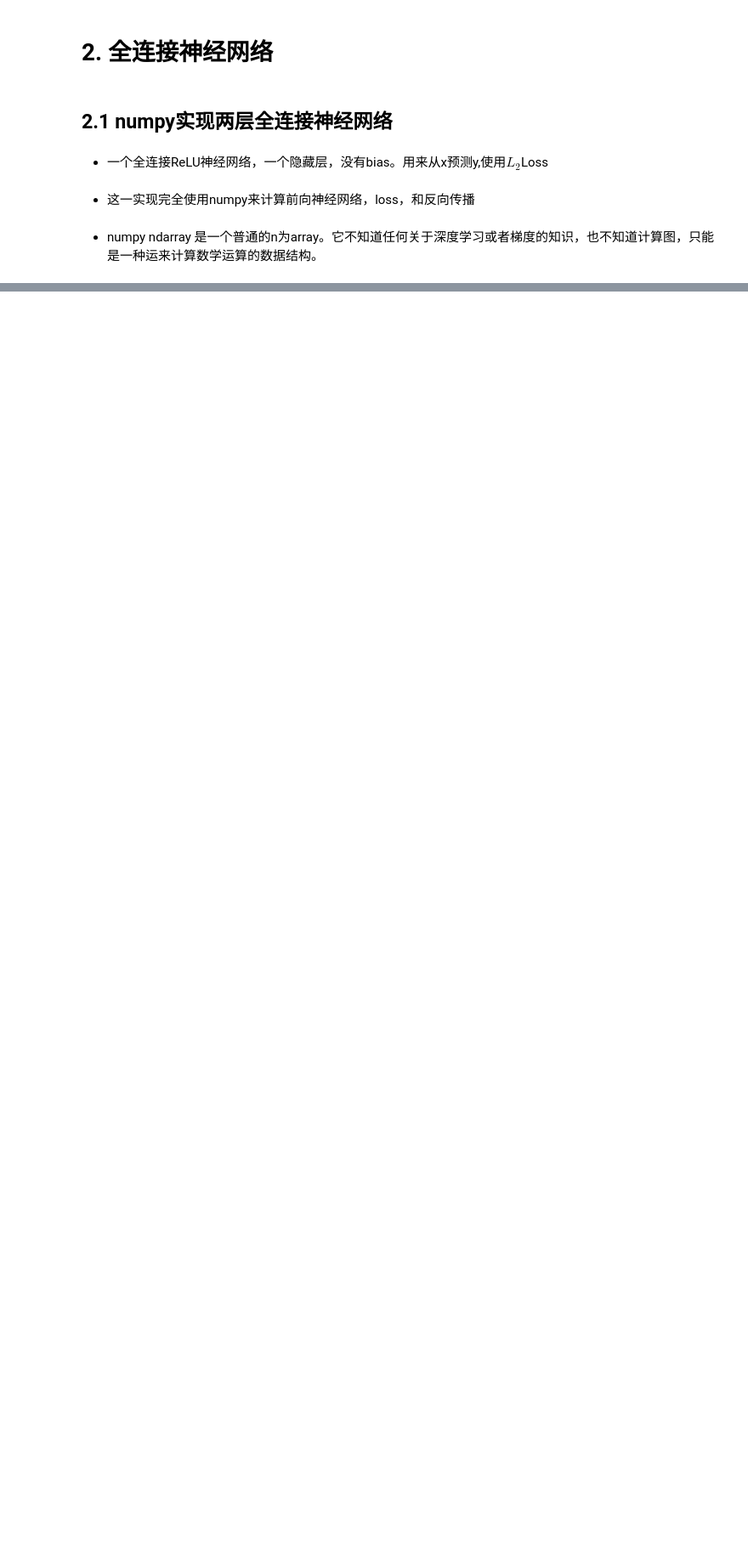
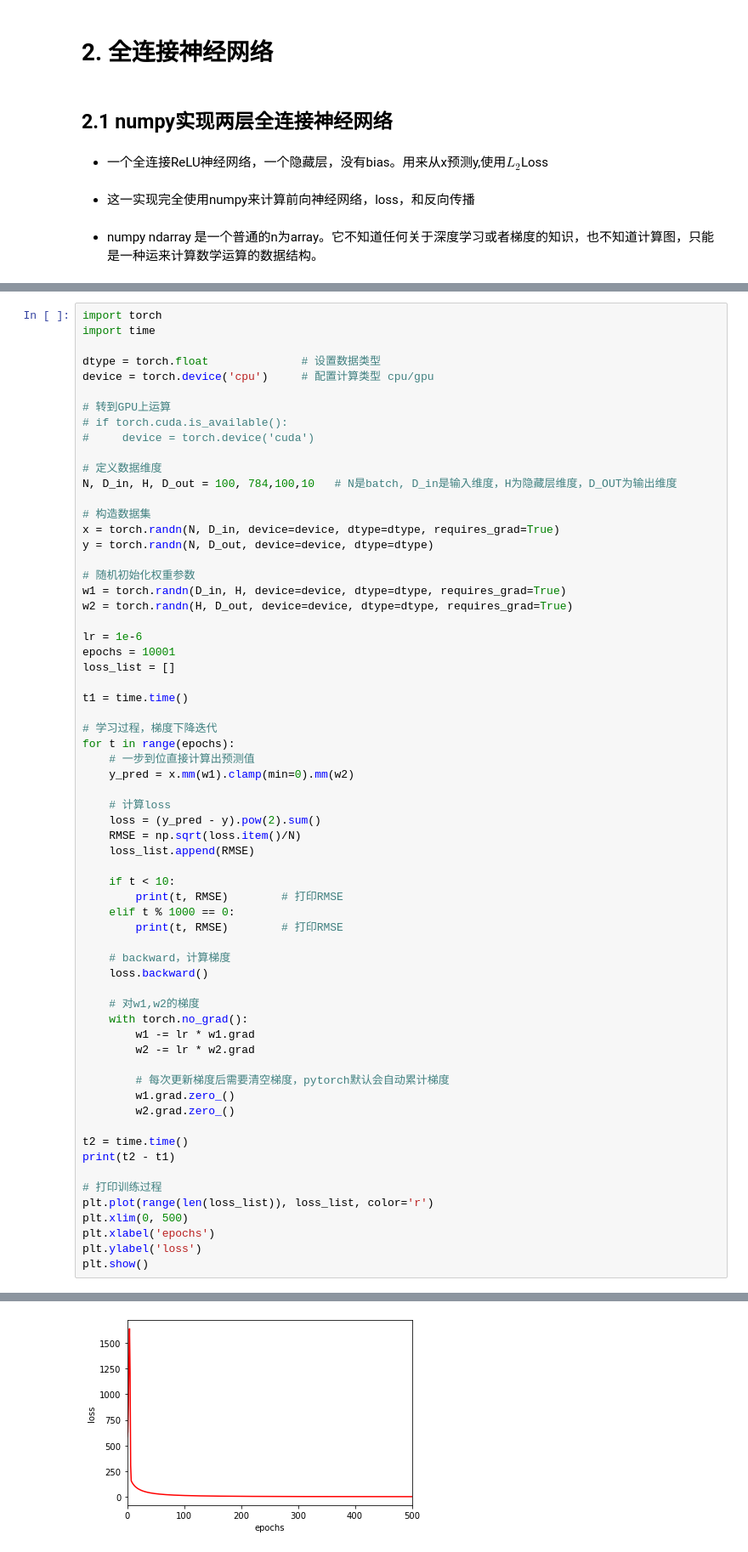
Before and after one commit to JHong-Tao/s2dl, a Jupyter notebook: code/ch03_fcnn/fcnn.ipynb, the cells around one changed output, grey strips where cells are left out. Shown at 85% size. Saved outputs shown, nothing was run; the diff lists cells and outputs as text; blank space fills up the shorter version.

```diff
--- a/code/ch03_fcnn/fcnn.ipynb
+++ b/code/ch03_fcnn/fcnn.ipynb
@@ -341,0 +591,65 @@ for t in range(500):
+# %%
+import torch
+import time
+
+dtype = torch.float              # 设置数据类型
+device = torch.device('cpu')     # 配置计算类型 cpu/gpu
+
+# 转到GPU上运算
+# if torch.cuda.is_available():
+#     device = torch.device('cuda')
+
+# 定义数据维度
+N, D_in, H, D_out = 100, 784,100,10   # N是batch, D_in是输入维度，H为隐藏层维度，D_OUT为输出维度
+
+# 构造数据集
+x = torch.randn(N, D_in, device=device, dtype=dtype, requires_grad=True)
+y = torch.randn(N, D_out, device=device, dtype=dtype)
+
+# 随机初始化权重参数
+w1 = torch.randn(D_in, H, device=device, dtype=dtype, requires_grad=True)
+w2 = torch.randn(H, D_out, device=device, dtype=dtype, requires_grad=True)
+
+lr = 1e-6
+epochs = 10001
+loss_list = []
+
+t1 = time.time()
+
+# 学习过程，梯度下降迭代
+for t in range(epochs):
+    # 一步到位直接计算出预测值
+    y_pred = x.mm(w1).clamp(min=0).mm(w2)
+
+    # 计算loss
+    loss = (y_pred - y).pow(2).sum()
+    RMSE = np.sqrt(loss.item()/N)
+    loss_list.append(RMSE)
+
+    if t < 10:
+        print(t, RMSE)        # 打印RMSE
+    elif t % 1000 == 0:
+        print(t, RMSE)        # 打印RMSE
+
+    # backward，计算梯度
+    loss.backward()
+
+    # 对w1,w2的梯度
+    with torch.no_grad():
+        w1 -= lr * w1.grad
+        w2 -= lr * w2.grad
+
+        # 每次更新梯度后需要清空梯度，pytorch默认会自动累计梯度
+        w1.grad.zero_()
+        w2.grad.zero_()
+
+t2 = time.time()
+print(t2 - t1)
+
+# 打印训练过程
+plt.plot(range(len(loss_list)), loss_list, color='r')
+plt.xlim(0, 500)
+plt.xlabel('epochs')
+plt.ylabel('loss')
+plt.show()
+# %% [output]
@@ -341,0 +673 @@ for t in range(500):
+[figure, added]
```
Also changed, not shown: parts of 41 cells of this notebook, 4 other files.
